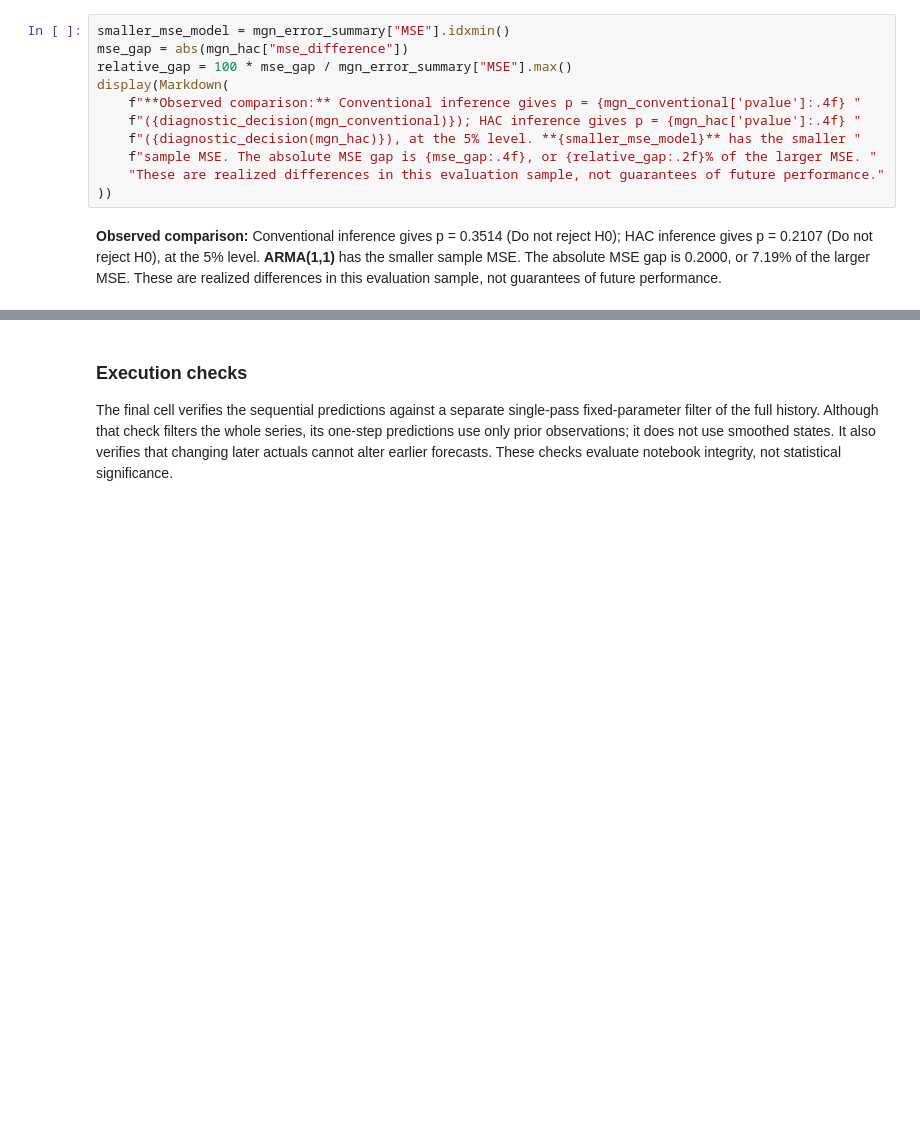
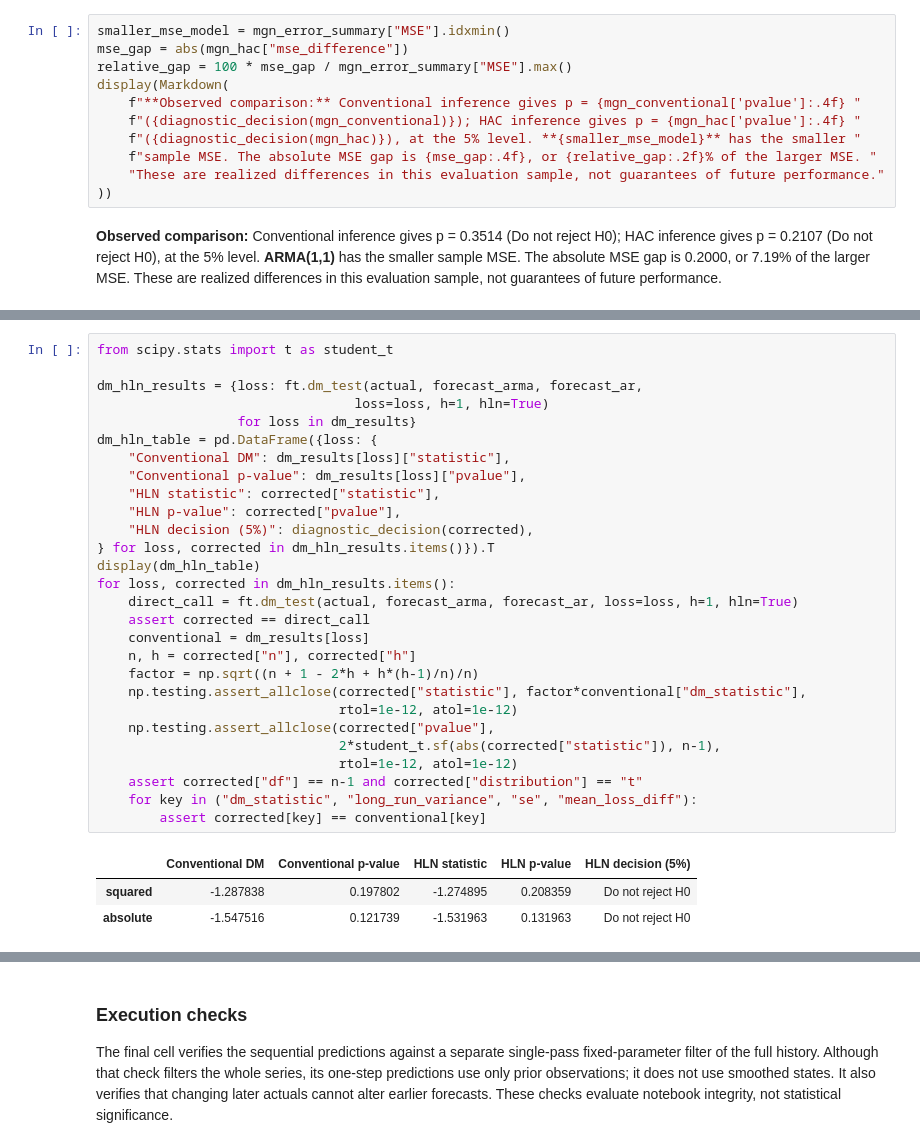
Before and after one commit to maarranz/Forecasting-Tools, a Jupyter notebook: Notebooks/Forecasting_Tools_Demo.ipynb, the cells around one changed output, grey strips where cells are left out. Drawn from its saved outputs; the diff is of its cells as text; blank space fills up the shorter version.

```diff
--- a/Notebooks/Forecasting_Tools_Demo.ipynb
+++ b/Notebooks/Forecasting_Tools_Demo.ipynb
@@ -705,0 +786,32 @@ A larger p-value in the earlier diagnostic tests does not imply better forecasts
+# %%
+from scipy.stats import t as student_t
+
+dm_hln_results = {loss: ft.dm_test(actual, forecast_arma, forecast_ar,
+                                 loss=loss, h=1, hln=True)
+                  for loss in dm_results}
+dm_hln_table = pd.DataFrame({loss: {
+    "Conventional DM": dm_results[loss]["statistic"],
+    "Conventional p-value": dm_results[loss]["pvalue"],
+    "HLN statistic": corrected["statistic"],
+    "HLN p-value": corrected["pvalue"],
+    "HLN decision (5%)": diagnostic_decision(corrected),
+} for loss, corrected in dm_hln_results.items()}).T
+display(dm_hln_table)
+for loss, corrected in dm_hln_results.items():
+    direct_call = ft.dm_test(actual, forecast_arma, forecast_ar, loss=loss, h=1, hln=True)
+    assert corrected == direct_call
+    conventional = dm_results[loss]
+    n, h = corrected["n"], corrected["h"]
+    factor = np.sqrt((n + 1 - 2*h + h*(h-1)/n)/n)
+    np.testing.assert_allclose(corrected["statistic"], factor*conventional["dm_statistic"],
+                               rtol=1e-12, atol=1e-12)
+    np.testing.assert_allclose(corrected["pvalue"],
+                               2*student_t.sf(abs(corrected["statistic"]), n-1),
+                               rtol=1e-12, atol=1e-12)
+    assert corrected["df"] == n-1 and corrected["distribution"] == "t"
+    for key in ("dm_statistic", "long_run_variance", "se", "mean_loss_diff"):
+        assert corrected[key] == conventional[key]
+# %% [output]
+|  | Conventional DM | Conventional p-value | HLN statistic | HLN p-value | HLN decision (5%) |
+| squared | -1.287838 | 0.197802 | -1.274895 | 0.208359 | Do not reject H0 |
+| absolute | -1.547516 | 0.121739 | -1.531963 | 0.131963 | Do not reject H0 |
```
Also changed, not shown: parts of 11 cells of this notebook, 3 other files.
